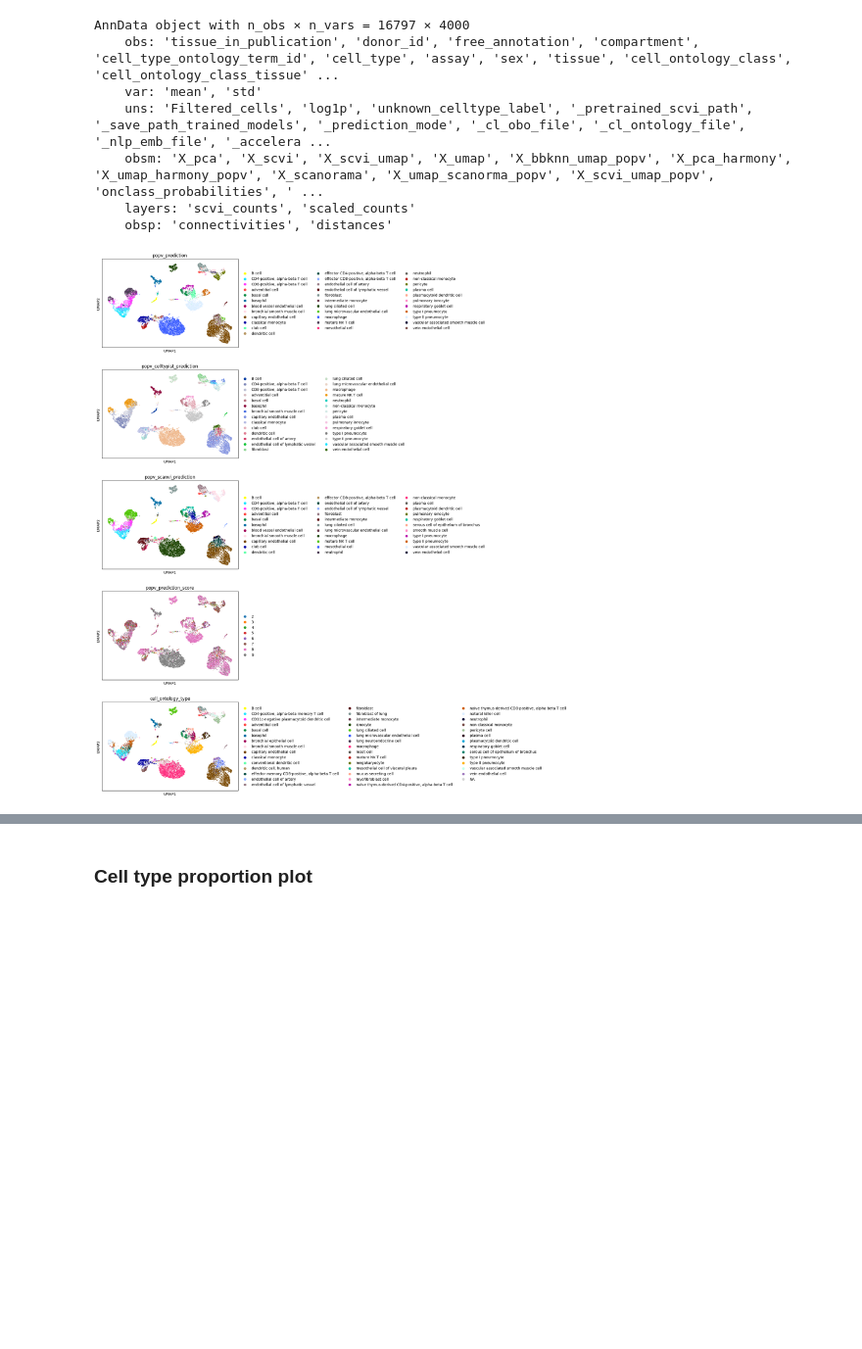
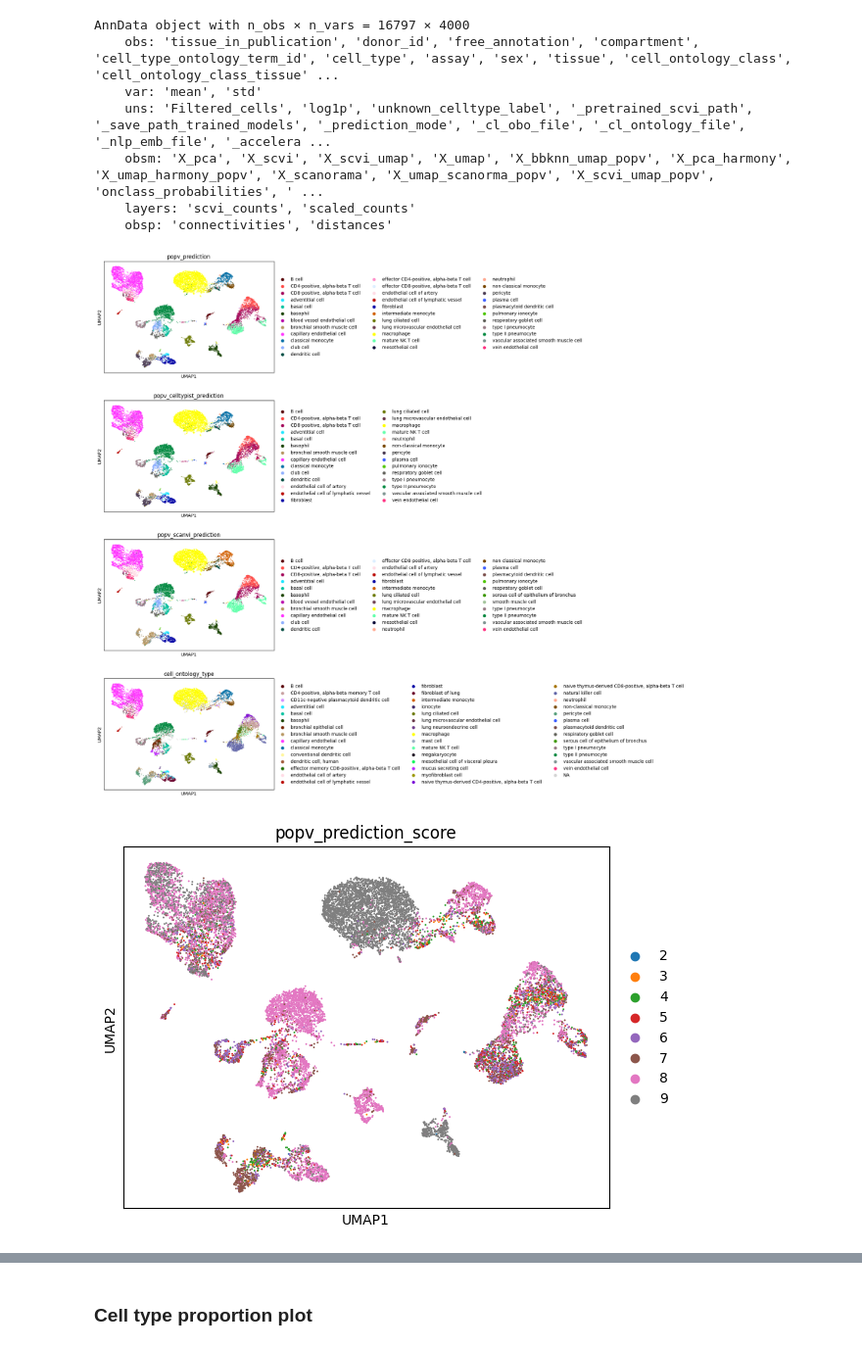
Before and after one commit to YosefLab/popV, a Jupyter notebook: docs/notebooks/tabula_sapiens_tutorial.ipynb, the cells around one changed output, grey strips where cells are left out. Shown at 98% size. Cells and saved outputs as stored; diff of their text form; code cells hidden in the pictures; blank space fills up the shorter version.

```diff
--- a/docs/notebooks/tabula_sapiens_tutorial.ipynb
+++ b/docs/notebooks/tabula_sapiens_tutorial.ipynb
@@ -279,20 +337,33 @@ AnnData object with n_obs × n_vars = 16797 × 4000
     obsm: 'X_pca', 'X_scvi', 'X_scvi_umap', 'X_umap', 'X_bbknn_umap_popv', 'X_pca_harmony', 'X_umap_harmony_popv', 'X_scanorama', 'X_umap_scanorma_popv', 'X_scvi_umap_popv', 'onclass_probabilities', ' ...
     layers: 'scvi_counts', 'scaled_counts'
     obsp: 'connectivities', 'distances'
+# %%
+cell_types = pd.unique(adata.obs[[i for i in adata.uns['prediction_keys']] + ['cell_ontology_type']].values.ravel('K'))
+palette = sc.plotting.palettes.default_102
+celltype_colors = {i: j for i, j in zip(list(cell_types), palette)}
 # %%
 adata.obsm["X_umap"] = adata.obsm["X_scvi_umap_popv"]
 
 sc.pl.umap(
     adata,
     color=[
         "popv_prediction",
         "popv_celltypist_prediction",
         "popv_scanvi_prediction",
+        "cell_ontology_type",
+    ],
+    palette=celltype_colors,
+    ncols=1,
+)
+
+sc.pl.umap(
+    adata,
+    color=[
         "popv_prediction_score",
-        "cell_ontology_type",
     ],
     ncols=1,
 )
 # %% [output]
-[figure, old version]
+[figure, new version]
+[figure, added]
 # %% [markdown]
```
Also changed, not shown: parts of 20 cells of this notebook.
